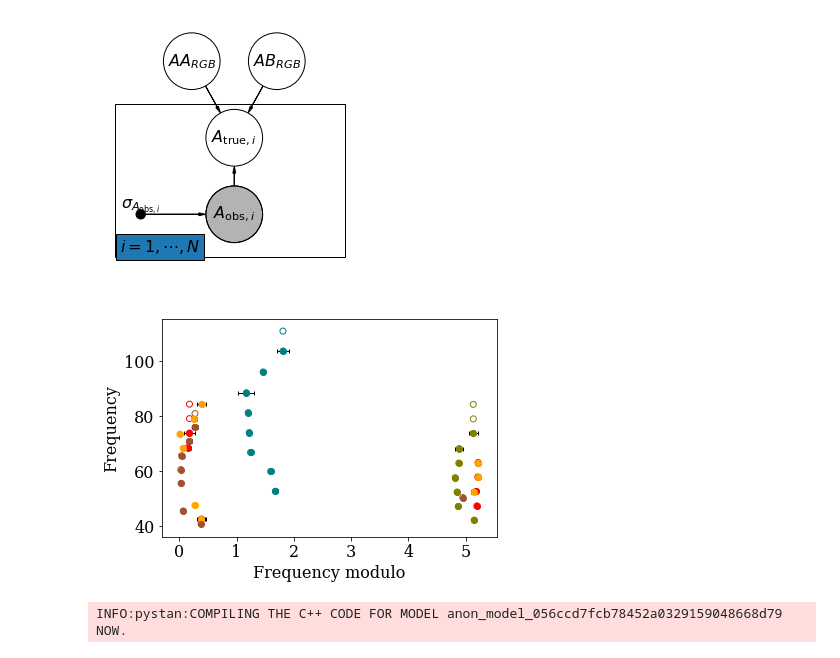
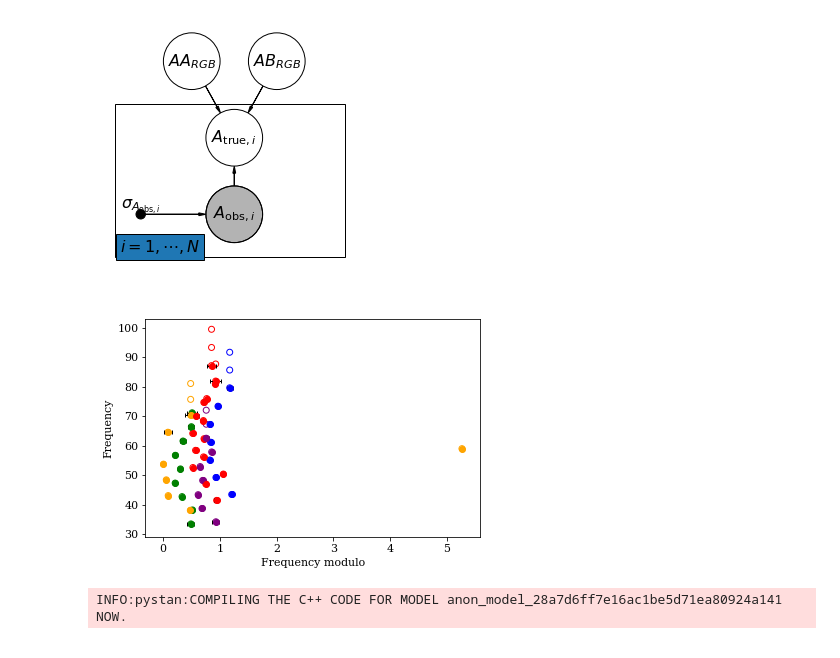
Before and after one commit to daw538/y4project, a Jupyter notebook: JoshFiles/rgData-HBM.ipynb, the cells around one changed output. Cells and saved outputs as stored; diff of their text form; code cells hidden in the pictures.

```diff
--- a/JoshFiles/rgData-HBM.ipynb
+++ b/JoshFiles/rgData-HBM.ipynb
@@ -13,7 +13,7 @@ from matplotlib import rc
 rc("font", family="serif", size=11)
 
 import itertools
-colours = itertools.cycle(('r', 'orange', 'olive', 'teal', 'sienna', 'indigo'))
+colours = itertools.cycle(('r', 'b', 'g', 'orange', 'purple'))
 # %%
 #Import output data
 output = pd.read_csv('../data/output_back_filesremoved.csv', usecols=[1,11,24])
@@ -26,7 +26,7 @@ numax_tgt = 75
 output = output.loc[(np.abs(output['numax'] - numax_tgt) < rng)].reset_index(drop=True)
 
 #Number of stars to model
-nStars = 5
+nStars = 6
 
 #Selects a random sample of stars from the file, recording their IDs and makes sure the stars exist in APOKASC fil
 IDs = []*nStars
@@ -37,7 +37,8 @@ while i < nStars:
         if nextID == df_met.KIC[j]:
             IDs.append(nextID)
             i += 1
-#IDs = [random.choice(output['kic']) for i in range(nStars)]
+#Chooses specific stars each time
+#IDs = [8759811, 10416550, 8824452, 11821439, 9470276]
 
 # Create a list of the numax values and errors corresponding to each ID
 Numax = [(output.loc[(output['kic'] == IDs[i])]).iloc[0]['numax'] for i in range(len(IDs))]
@@ -125,36 +126,38 @@ for i in np.arange(0,len(IDs),1):
                 label=r'ID = '+str(IDs[i]), zorder=-1, facecolors='none', edgecolors=colour)
     pts = modesID[i].loc[(modesID[i]['f0_err'] < 10e3)]
     plt.scatter(pts['f0'] % dnu_avgID[i], pts['f0'],
                 label=r'ID = '+str(IDs[i]), c=colour)
     plt.errorbar(pts['f0'] % dnu_avgID[i], pts['f0'], xerr=pts['f0_err'],
                         zorder=0, fmt="none", label='', c='k',
                         capsize=2, markersize=4, elinewidth=1)
 
 #for i in np.arange(0,len(IDs),1):
     #plt.scatter(modesID[i]['f0'] % dnu_avgID[i], modesID[i]['f0'], label=r'ID = '+str(IDs[i]))
 
 #Define start parameters
 eps = []
 for i in range(len(IDs)):
     epsilon1 = np.median((modesID[i].f0 % dnu_avg) / dnu_avg)
     eps.append(epsilon1)
 epsilon = np.asarray(eps)
 
 numax_obs = Numax
 numax_err = Numax_err
 nmax = numax_obs/dnu_avgarr - epsilon
 alpha = 0.015*dnu_avgarr**(-0.32)
-A = np.ones([len(IDs)])*0.005
+#A = np.ones([len(IDs)])*0.05
+A = 0.6*dnu_avgarr**(-0.88)
 G = np.ones([len(IDs)])*3.08
-tau = np.ones([len(IDs)])*700
+tau = np.ones([len(IDs)])*1000
 phi = np.ones([len(IDs)])*1.71
 
 plt.ylabel('Frequency')
 plt.xlabel(r'Frequency modulo')
 #plt.legend(bbox_to_anchor=(1.05, 1), loc=2, borderaxespad=0.)
 plt.show()
+#print(A)
 # %% [output]
-[figure, old version]
+[figure, new version]
 # %%
 code = '''
 functions{
@@ -194,19 +197,26 @@ parameters {
     //real AA;
     //real AB;
 
-    real<lower = 0> G[N];
+    real <lower = 0> G[N];
+    //real G_std[N];
+    //real<lower = 0> G_sig;
+    //real GA;
+    //real GB;
+
     real<lower = -2.0*pi(), upper = 2.0*pi()> phi[N];
-    real<lower = 400> tau[N];
+    real<lower = 0> tau[N];
 }
 
 transformed parameters{
     real epsilon[N];
     real alpha[N];
     //real A[N];
+    //real G[N];
     for (i in 1:N){
         epsilon[i] = epsilon_std[i] * eps_sig + (epsA + epsB * log(dnu[i]));
         alpha[i] = alpha_std[i] * al_sig + (alA * (dnu[i])^(-alB));
         //A[i] = A_std[i] * A_sig + (AA*dnu[i]^(-AB));
+        //G[i] = G_std[i] * G_sig + (GA*dnu[i]^(-GB));
     }
 }
 model {
@@ -231,21 +241,30 @@ model {
     //nmax ~ normal(10, 4);
     G ~ normal(3.08, 0.65);
     tau ~ normal(500, 100);
+    //numax ~ normal(numax_obs, numax_err);
+
     epsilon_std ~ normal(0, 1);
     eps_sig ~ normal(0, 0.5);
     epsA ~ normal(0.601, 0.25);
     epsB ~ normal(0.632, 0.25);
+
     alpha_std ~ normal(0, 1);
     al_sig ~ normal(0, 0.5);
     alA ~ normal(0.015, 0.005);
     alB ~ normal(0.32, 0.08);
+
     //A_std ~ normal(0, 1);
     //A_sig ~ normal(0, 0.5);
     //AA ~ normal(0.06, 0.01);
     //AB ~ normal(0.88, 0.05);
+
+    //G_std ~ normal(0, 1);
+    //G_sig ~ normal(0, 0.5);
+    //GA ~ normal(0.75, 0.1);
+    //GB ~ normal(0.75, 0.1);
 }
 '''
 sm = pystan.StanModel(model_code=code)
 # %% [output]
-INFO:pystan:COMPILING THE C++ CODE FOR MODEL anon_model_056ccd7fcb78452a0329159048668d79 NOW.
+INFO:pystan:COMPILING THE C++ CODE FOR MODEL anon_model_28a7d6ff7e16ac1be5d71ea80924a141 NOW.
 # %%
```
Also changed, not shown: parts of 10 cells of this notebook, 3 other files.
